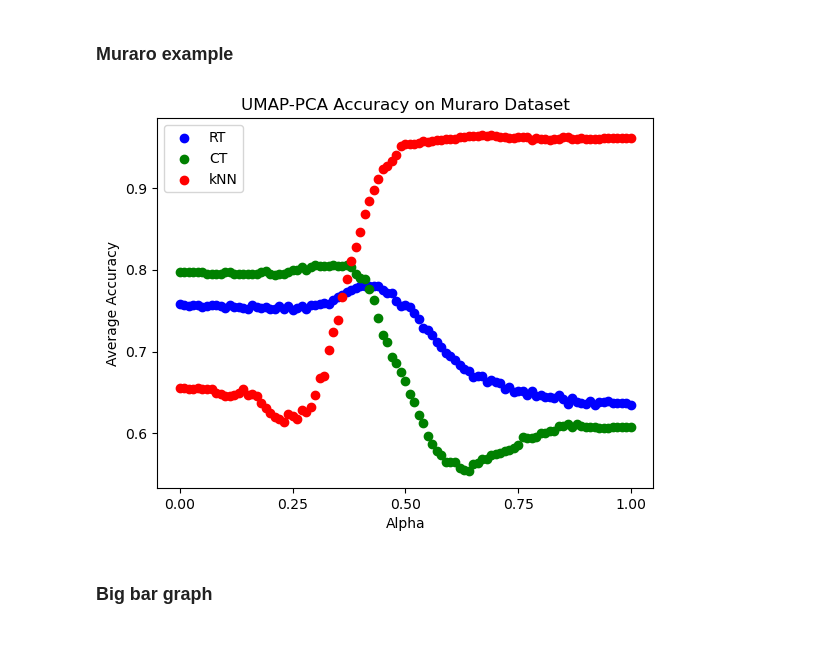
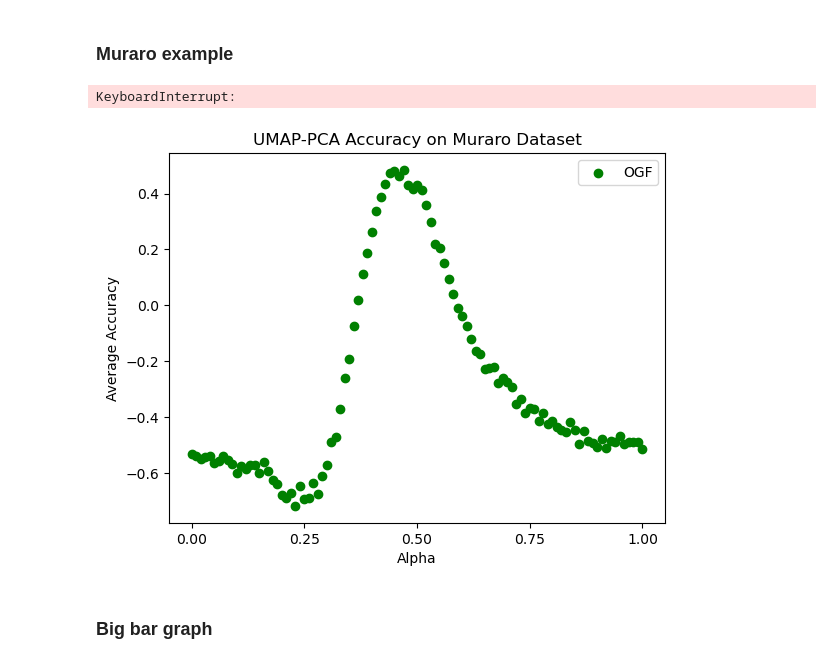
Before and after one commit to corinne-ort/drpaper25, a Jupyter notebook: sick_plots.ipynb, the cells around one changed output. Saved outputs shown, nothing was run; the diff lists cells and outputs as text; code cells hidden in the pictures.

Commit message:
add OGF scores to muraro accuracy df

```diff
--- a/sick_plots.ipynb
+++ b/sick_plots.ipynb
@@ -47,8 +47,8 @@ for alpha in alpha_list:
     acc['rt'] = np.mean(rt_acc)
 
     # compute CT
-    ct_acc = centroid_triplet_eval(X_train, embedding, y_train) #X_train, embedding, labels
-    acc['ct'] = np.mean(ct_acc)
+    #ct_acc = centroid_triplet_eval(X_train, embedding, y_train) #X_train, embedding, labels
+    #acc['ct'] = np.mean(ct_acc)
 
     # compute kNN
     knn_acc = knn_eval(embedding, y_train, n_neighbors = 5)
@@ -59,22 +59,31 @@ for alpha in alpha_list:
 muraro_df = pd.DataFrame(muraro_accs)
 
 muraro_df
+# %% [output]
+KeyboardInterrupt:
 # %%
 muraro_df.to_csv(f"{cwd}/muraro_df.csv", index=False)
+# %%
+muraro_df = pd.read_csv(f"{cwd}/muraro_df_with_ogf.csv")
 # %%
 # create plot
-metrics = ['rt', 'ct', 'knn']
-color_map = {'rt': 'blue', 'ct':'green', 'knn':'red'}
-label_map = {'rt': 'RT', 'ct':'CT', 'knn': 'kNN'}
+#metrics = ['rt', 'knn', 'ogf'] # Corinne 9-19 -- remove CT metric, graph OGF
+#color_map = {'rt': 'blue','knn':'red', 'ogf':'green'}
+#label_map = {'rt': 'RT','knn': 'kNN', 'ogf':'OGF'}
+
+metrics = ['ogf']
+color_map = {'ogf':'green'}
+label_map = {'ogf':'OGF'}
+
 
 plt.figure()
 for metric in metrics:
     plt.scatter(alpha_list, muraro_df[metric], color=color_map[metric],label= label_map[metric])
 plt.xticks(np.linspace(0,1,5))
 plt.title("UMAP-PCA Accuracy on Muraro Dataset")
 plt.xlabel('Alpha')
 plt.ylabel('Average Accuracy')
 plt.legend()
 plt.show()
 # %% [output]
-[figure, old version]
+[figure, new version]
```
Also changed, not shown: parts of 3 cells of this notebook, 1 other file.
